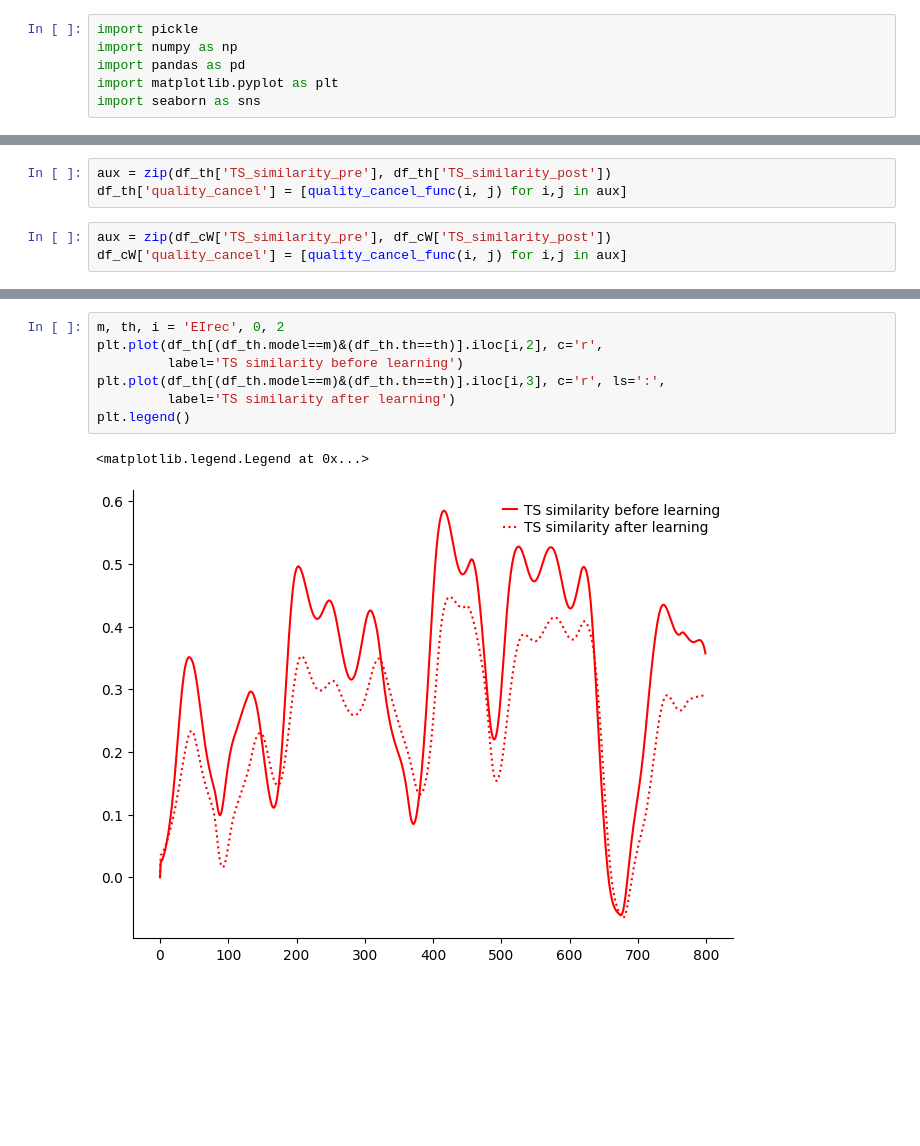
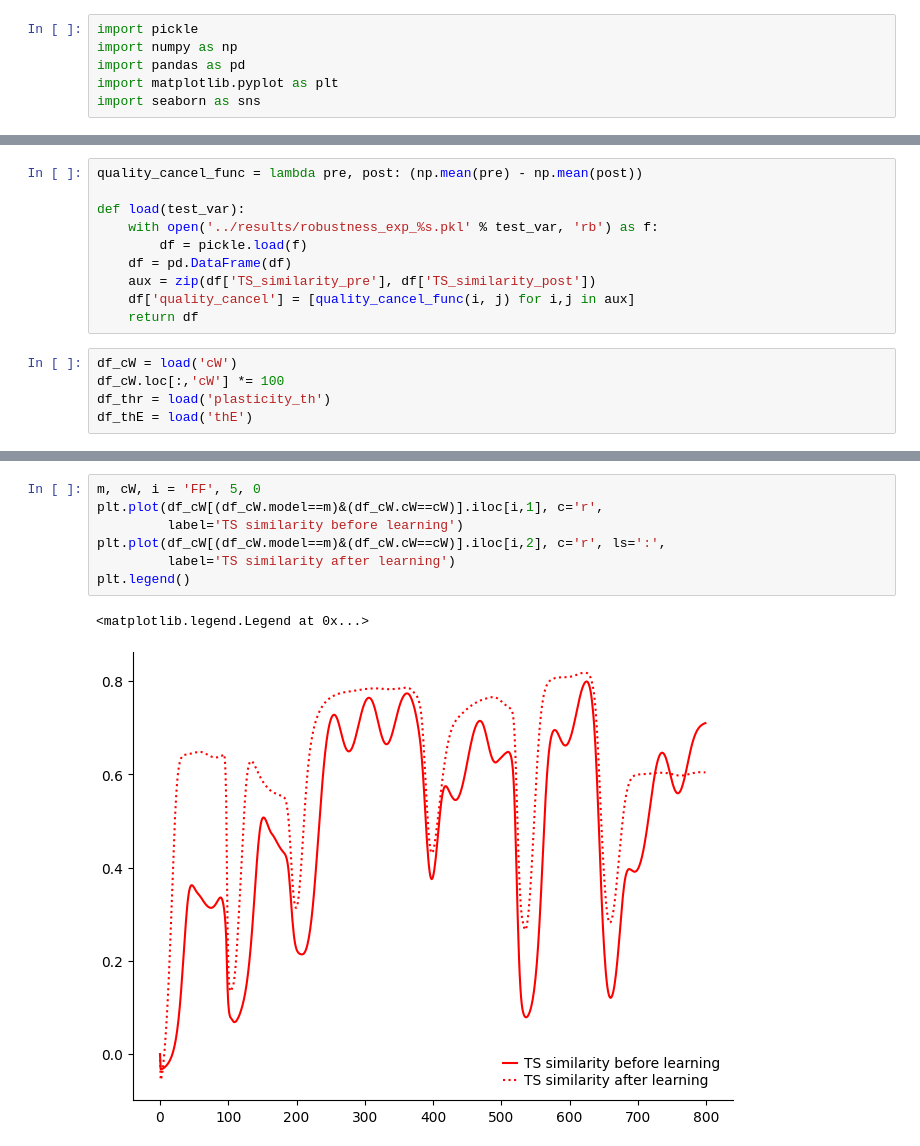
Before and after one commit to gongziyida/vocal-error-network, a Jupyter notebook: robustness_tests/robustness.ipynb, the cells around one changed output, grey strips where cells are left out. Cells and saved outputs as stored; diff of their text form; blank space fills up the shorter version.

```diff
--- a/robustness_tests/robustness.ipynb
+++ b/robustness_tests/robustness.ipynb
@@ -23,7 +7,16 @@ df_cW.loc[:,'cW'] *= 100
-# %%
-aux = zip(df_th['TS_similarity_pre'], df_th['TS_similarity_post'])
-df_th['quality_cancel'] = [quality_cancel_func(i, j) for i,j in aux]
-# %%
-aux = zip(df_cW['TS_similarity_pre'], df_cW['TS_similarity_post'])
-df_cW['quality_cancel'] = [quality_cancel_func(i, j) for i,j in aux]
+# %%
+quality_cancel_func = lambda pre, post: (np.mean(pre) - np.mean(post))
+
+def load(test_var):
+    with open('../results/robustness_exp_%s.pkl' % test_var, 'rb') as f:
+        df = pickle.load(f)
+    df = pd.DataFrame(df)
+    aux = zip(df['TS_similarity_pre'], df['TS_similarity_post'])
+    df['quality_cancel'] = [quality_cancel_func(i, j) for i,j in aux]
+    return df
+# %%
+df_cW = load('cW')
+df_cW.loc[:,'cW'] *= 100
+df_thr = load('plasticity_th')
+df_thE = load('thE')
 # %%
@@ -81,10 +42,10 @@ ax.set(ylabel='cancellation quality'+' '*10, xlabel='$\\theta_r$, equilibrium\no
 # %%
-m, th, i = 'EIrec', 0, 2
-plt.plot(df_th[(df_th.model==m)&(df_th.th==th)].iloc[i,2], c='r',
+m, cW, i = 'FF', 5, 0
+plt.plot(df_cW[(df_cW.model==m)&(df_cW.cW==cW)].iloc[i,1], c='r',
          label='TS similarity before learning')
-plt.plot(df_th[(df_th.model==m)&(df_th.th==th)].iloc[i,3], c='r', ls=':',
+plt.plot(df_cW[(df_cW.model==m)&(df_cW.cW==cW)].iloc[i,2], c='r', ls=':',
          label='TS similarity after learning')
 plt.legend()
 # %% [output]
 <matplotlib.legend.Legend at 0x...>
-[figure, old version]
+[figure, new version]
```
Also changed, not shown: parts of 7 cells of this notebook, 18 other files.
